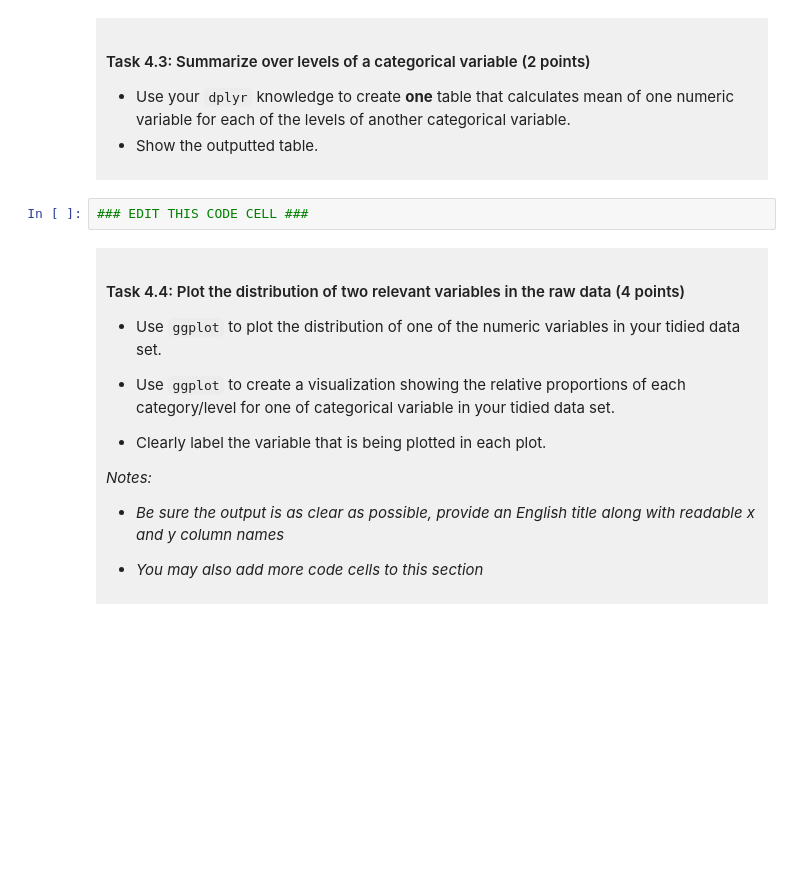
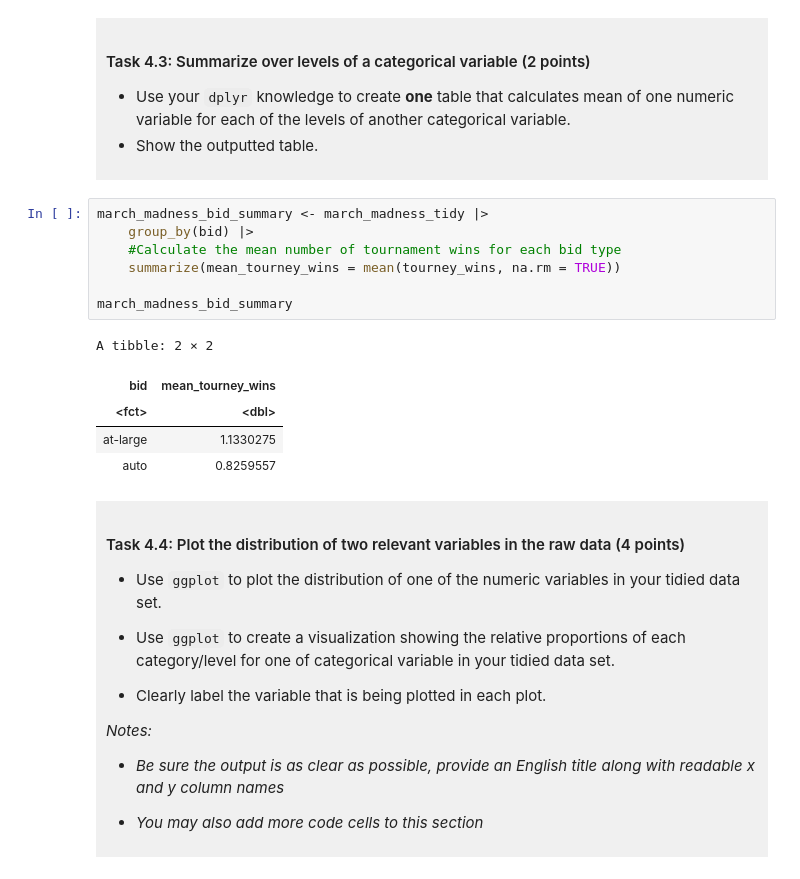
Before and after one commit to gchoi7489/dsci-100-project-grace-choi, a Jupyter notebook: dsci-100-project-notebook.ipynb, the cells around one changed output. Drawn from its saved outputs; the diff is of its cells as text; blank space fills up the shorter version.

```diff
--- a/dsci-100-project-notebook.ipynb
+++ b/dsci-100-project-notebook.ipynb
@@ -284,7 +309,18 @@ You will refine your research question (if needed) and produce a tidy data set.
 - Show the outputted table.
 </div>
 # %%
-### EDIT THIS CODE CELL ###
+march_madness_bid_summary <- march_madness_tidy |>
+    group_by(bid) |>
+    #Calculate the mean number of tournament wins for each bid type
+    summarize(mean_tourney_wins = mean(tourney_wins, na.rm = TRUE))
+
+march_madness_bid_summary
+# %% [output]
+A tibble: 2 × 2
+| bid | mean_tourney_wins |
+| <fct> | <dbl> |
+| at-large | 1.1330275 |
+| auto | 0.8259557 |
 # %% [markdown]
 <div style="background-color: #f0f0f0; padding: 10px;">
 
```
Also changed, not shown: parts of 6 cells of this notebook.
